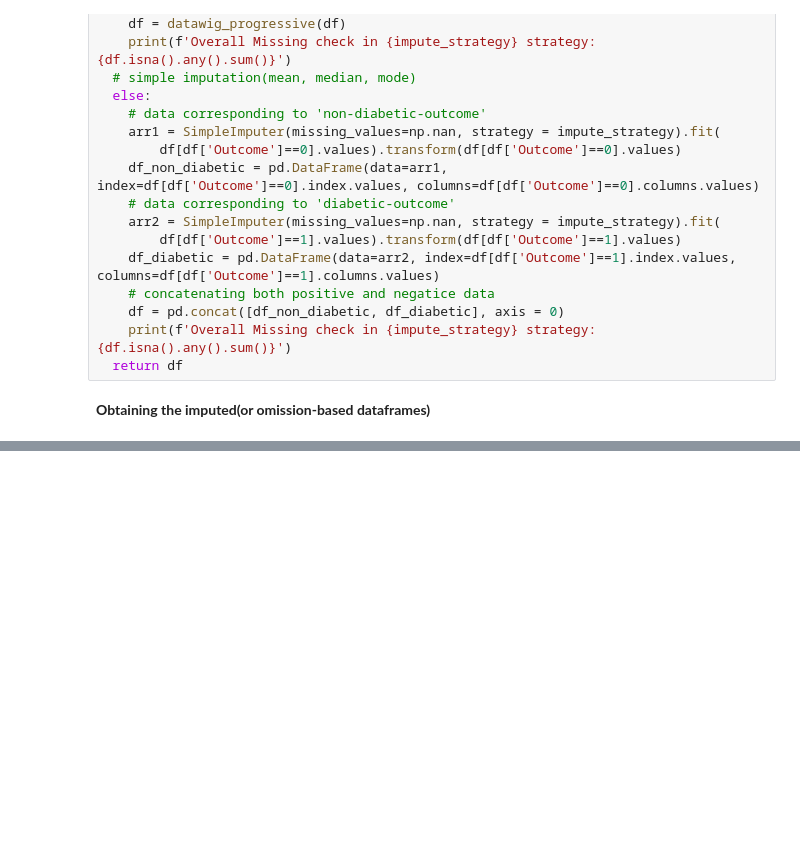
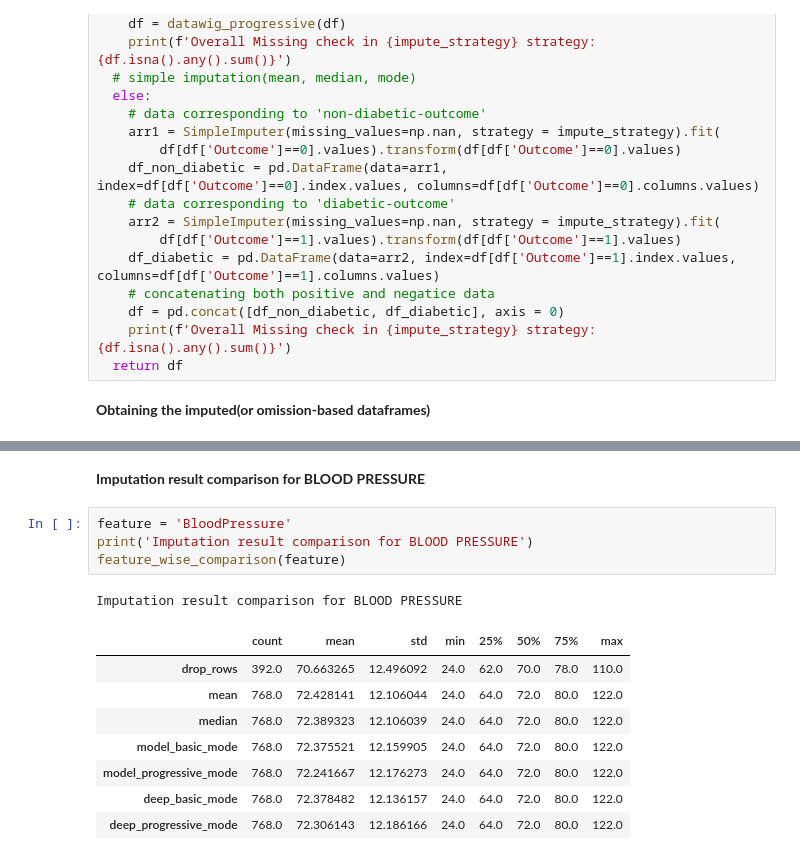
Before and after one commit to sayan0506/Prediction-model-for-Diabetes, a Jupyter notebook: Pima_Indian_Diabetes_prediction_model.ipynb, the cells around one changed output, grey strips where cells are left out. Cells and saved outputs as stored; diff of their text form; blank space fills up the shorter version.

```diff
--- a/Pima_Indian_Diabetes_prediction_model.ipynb
+++ b/Pima_Indian_Diabetes_prediction_model.ipynb
@@ -582,0 +647,16 @@ dp
+# %% [markdown]
+**Imputation result comparison for BLOOD PRESSURE**
+# %%
+feature = 'BloodPressure'
+print('Imputation result comparison for BLOOD PRESSURE')
+feature_wise_comparison(feature)
+# %% [output]
+Imputation result comparison for BLOOD PRESSURE
+|  | count | mean | std | min | 25% | 50% | 75% | max |
+| drop_rows | 392.0 | 70.663265 | 12.496092 | 24.0 | 62.0 | 70.0 | 78.0 | 110.0 |
+| mean | 768.0 | 72.428141 | 12.106044 | 24.0 | 64.0 | 72.0 | 80.0 | 122.0 |
+| median | 768.0 | 72.389323 | 12.106039 | 24.0 | 64.0 | 72.0 | 80.0 | 122.0 |
+| model_basic_mode | 768.0 | 72.375521 | 12.159905 | 24.0 | 64.0 | 72.0 | 80.0 | 122.0 |
+| model_progressive_mode | 768.0 | 72.241667 | 12.176273 | 24.0 | 64.0 | 72.0 | 80.0 | 122.0 |
+| deep_basic_mode | 768.0 | 72.378482 | 12.136157 | 24.0 | 64.0 | 72.0 | 80.0 | 122.0 |
+| deep_progressive_mode | 768.0 | 72.306143 | 12.186166 | 24.0 | 64.0 | 72.0 | 80.0 | 122.0 |
```
Also changed, not shown: parts of 21 cells of this notebook.
